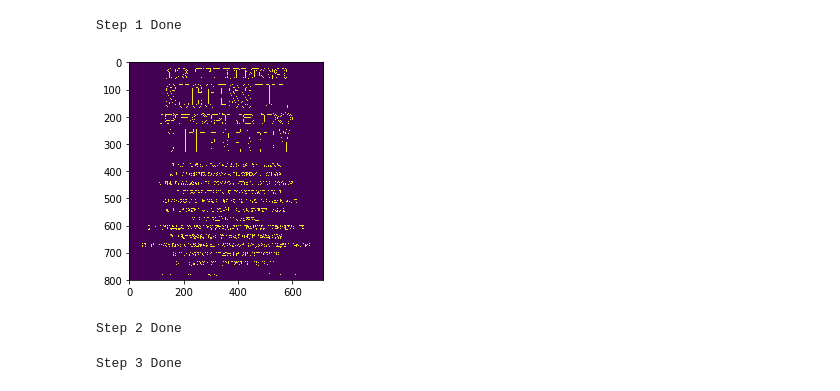
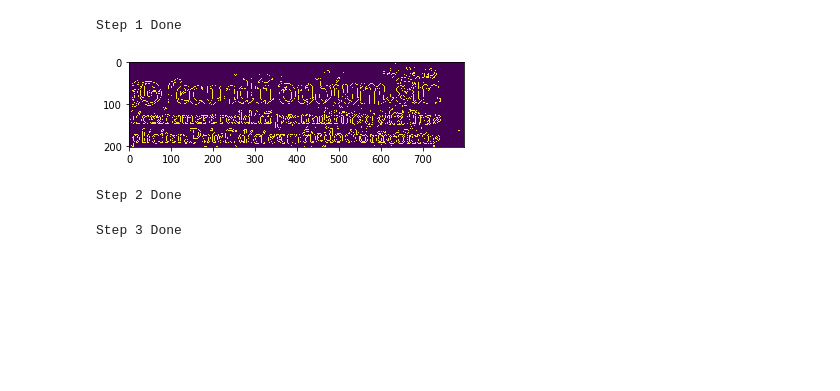
Before and after one commit to tiok-cek1/text-binarization, a Jupyter notebook: MulCoTBinarization.ipynb, the cells around one changed output. Drawn from its saved outputs; the diff is of its cells as text; code cells hidden in the pictures; blank space fills up the shorter version.

```diff
--- a/MulCoTBinarization.ipynb
+++ b/MulCoTBinarization.ipynb
@@ -27,12 +27,13 @@ def image_sharpen_color(image, constant):
     image = np.array(image, dtype=np.uint8)
     return image
 
-image_path = 'sample/tips.jpg'
+image_path = 'sample/img3.png'
 image = cv2.imread(image_path)
 image = cv2.cvtColor(image, cv2.COLOR_BGR2RGB)
 
 image = image_resize(image, 800)
-image = image_sharpen_color(image, 10)
+image = cv2.blur(image, (2, 2))
+image = image_sharpen_color(image, 20)
 image = cv2.blur(image, (2, 2))
 
 image_height = len(image)
@@ -47,29 +48,29 @@ DEBUG = False
 # %%
 # step 1. preprocessing
 # canny edge detection
 red, green, blue = cv2.split(image)
 
 # Changes on these threshold, affect noise
-threshold1 = 250
-threshold2 = 250
+threshold1 = 100
+threshold2 = 100
 # Run canny edge detection on each channel
 blue_edges = cv2.Canny(blue, threshold1, threshold2)
 green_edges = cv2.Canny(green, threshold1, threshold2)
 red_edges = cv2.Canny(red, threshold1, threshold2)
 
 # Join edges back into image
 edges = blue_edges | green_edges | red_edges
 
 plt.figure()
 plt.imshow(edges)
 
 print('Step 1 Done')
 
-if DEBUG:
+if True:
     cv2.imwrite('edges.png', edges)
 # %% [output]
 Step 1 Done
-[figure, old version]
+[figure, new version]
 # %%
 if DEBUG:
     processed = edges.copy()
```
Also changed, not shown: parts of 3 cells of this notebook, 10 other files.
